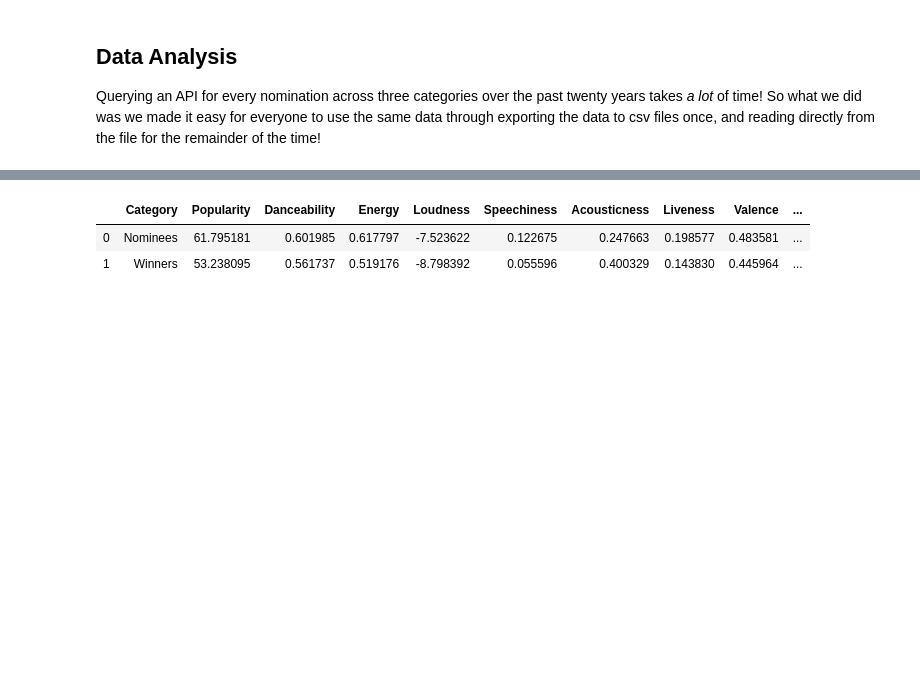
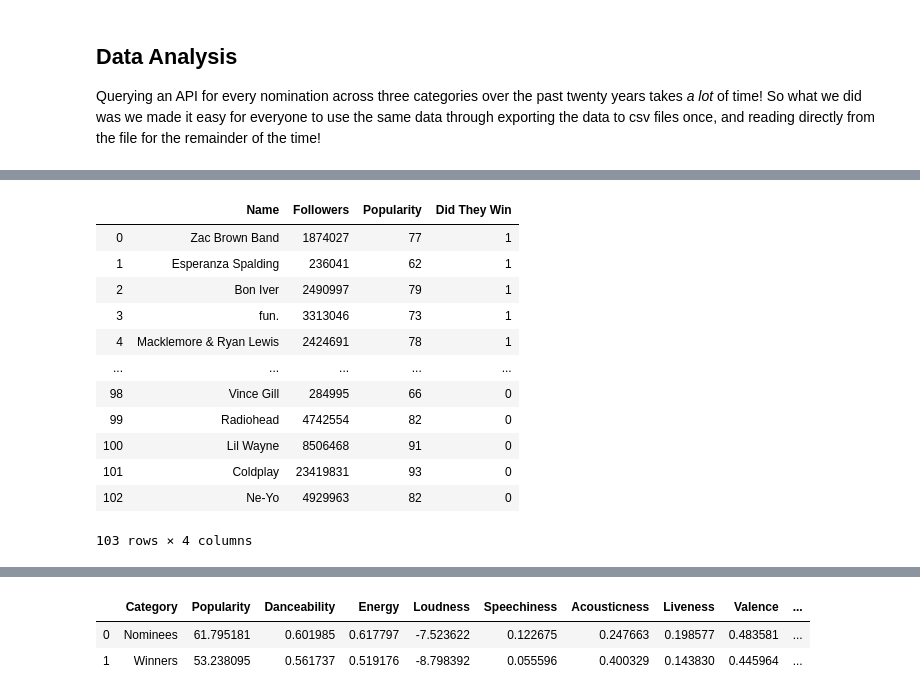
Before and after one commit to rwang99/grammy_predictions_2019, a Jupyter notebook: analysis.ipynb, the cells around one changed output, grey strips where cells are left out. Drawn from its saved outputs; the diff is of its cells as text; code cells hidden in the pictures; blank space fills up the shorter version.

```diff
--- a/analysis.ipynb
+++ b/analysis.ipynb
@@ -63,0 +70,16 @@ nominations_artistdb_2020 = pd.read_csv("2020artists.csv")
+# %%
+artistdb
+# %% [output]
+|  | Name | Followers | Popularity | Did They Win |
+| 0 | Zac Brown Band | 1874027 | 77 | 1 |
+| 1 | Esperanza Spalding | 236041 | 62 | 1 |
+| 2 | Bon Iver | 2490997 | 79 | 1 |
+| 3 | fun. | 3313046 | 73 | 1 |
+| 4 | Macklemore & Ryan Lewis | 2424691 | 78 | 1 |
+| ... | ... | ... | ... | ... |
+| 98 | Vince Gill | 284995 | 66 | 0 |
+| 99 | Radiohead | 4742554 | 82 | 0 |
+| 100 | Lil Wayne | 8506468 | 91 | 0 |
+| 101 | Coldplay | 23419831 | 93 | 0 |
+| 102 | Ne-Yo | 4929963 | 82 | 0 |
+103 rows × 4 columns
```
Also changed, not shown: parts of 24 cells of this notebook, 1 other file.
